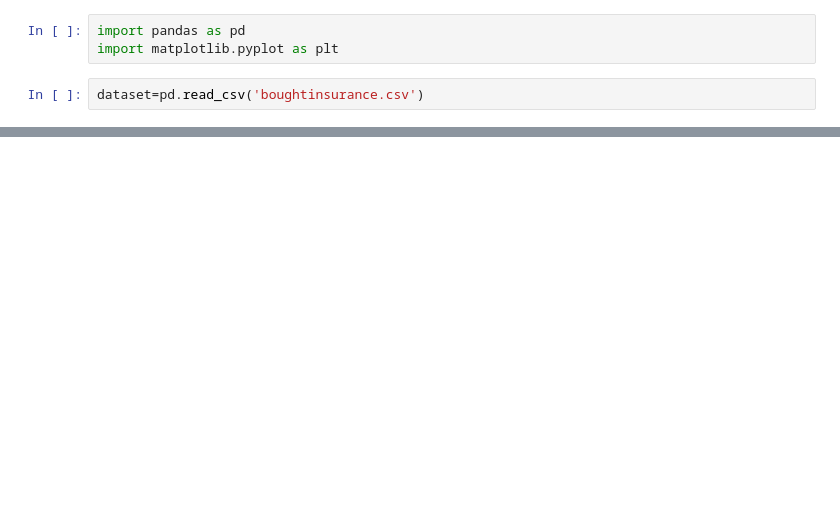
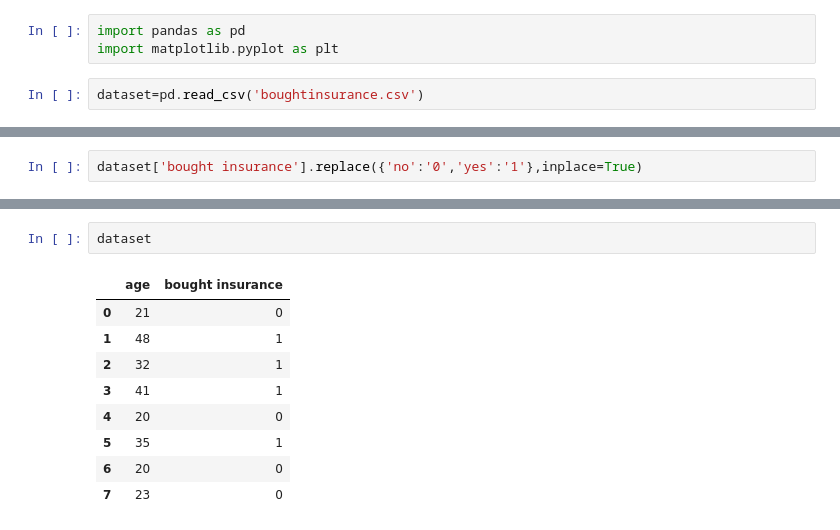
Before and after one commit to chandel2023/html_css_ml_pro, a Jupyter notebook: machine learning course.ipynb, the cells around one changed output, grey strips where cells are left out. Cells and saved outputs as stored; diff of their text form; blank space fills up the shorter version.

```diff
--- a/machine learning course.ipynb
+++ b/machine learning course.ipynb
@@ -242,0 +570,2 @@ dataset
+# %%
+dataset['bought insurance'].replace({'no':'0','yes':'1'},inplace=True)
@@ -242,0 +579,12 @@ dataset
+# %%
+dataset
+# %% [output]
+|  | age | bought insurance |
+| 0 | 21 | 0 |
+| 1 | 48 | 1 |
+| 2 | 32 | 1 |
+| 3 | 41 | 1 |
+| 4 | 20 | 0 |
+| 5 | 35 | 1 |
+| 6 | 20 | 0 |
+| 7 | 23 | 0 |
```
Also changed, not shown: parts of 62 cells of this notebook.
